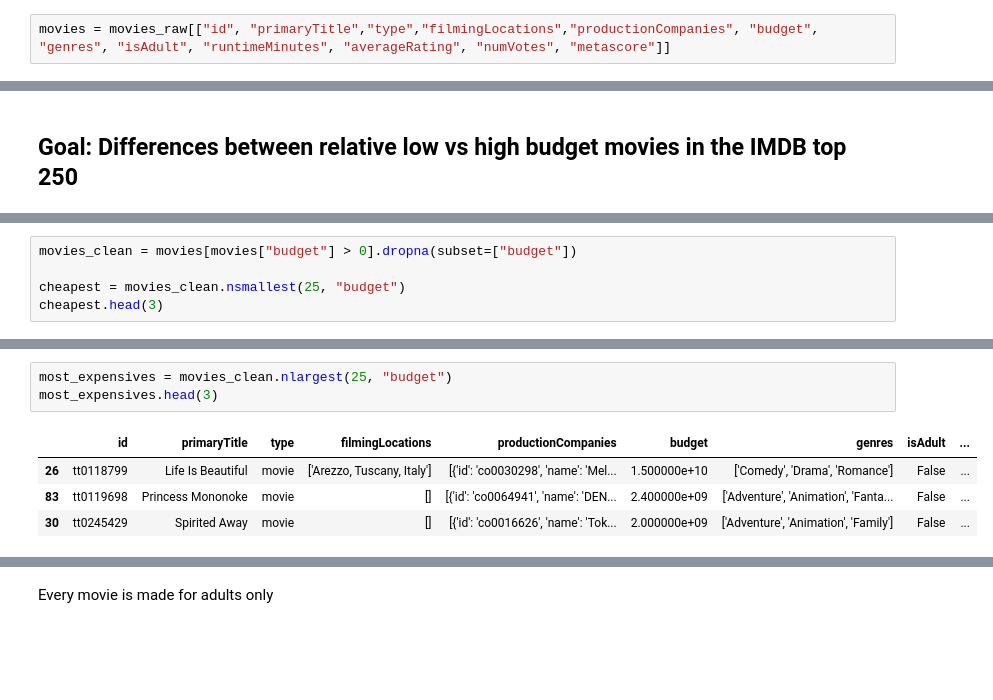
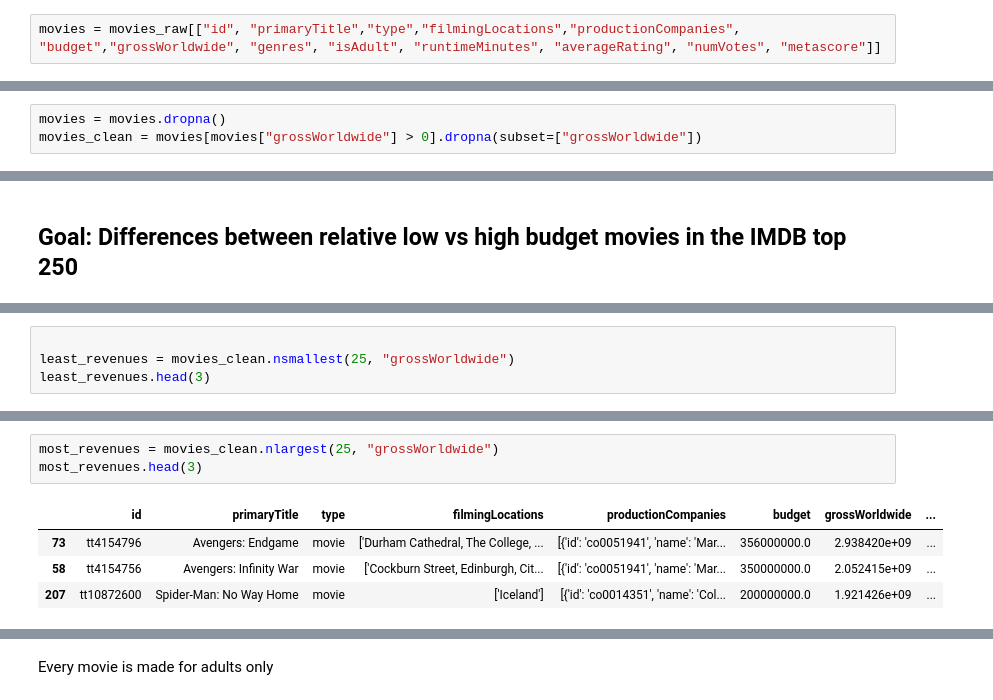
Before and after one commit to alessiozzodemarcozzo/I2202-DeciptivePatterns, a Jupyter notebook: Movies_excercise.ipynb, the cells around one changed output, grey strips where cells are left out. Saved outputs shown, nothing was run; the diff lists cells and outputs as text; blank space fills up the shorter version.

```diff
--- a/Movies_excercise.ipynb
+++ b/Movies_excercise.ipynb
@@ -42,5 +42,5 @@ movies_raw.head(1)
 do we need everything? NO! Let's cut the useless data!
 and make a clean movies datafram with only the columns we're interested in
 # %%
-movies = movies_raw[["id", "primaryTitle","type","filmingLocations","productionCompanies", "budget", "genres", "isAdult", "runtimeMinutes", "averageRating", "numVotes", "metascore"]]
+movies = movies_raw[["id", "primaryTitle","type","filmingLocations","productionCompanies", "budget","grossWorldwide", "genres", "isAdult", "runtimeMinutes", "averageRating", "numVotes", "metascore"]]
 # %%
@@ -54,0 +55,3 @@ movies.head()
+# %%
+movies = movies.dropna()
+movies_clean = movies[movies["grossWorldwide"] > 0].dropna(subset=["grossWorldwide"])
@@ -61,6 +69,5 @@ We define low and high budget as the 25 movies with the cheapest and more expens
 # %%
-movies_clean = movies[movies["budget"] > 0].dropna(subset=["budget"])
 
-cheapest = movies_clean.nsmallest(25, "budget")
-cheapest.head(3)
+least_revenues = movies_clean.nsmallest(25, "grossWorldwide")
+least_revenues.head(3)
 # %% [output]
@@ -71,10 +78,10 @@ cheapest.head(3)
 # %%
-most_expensives = movies_clean.nlargest(25, "budget")
-most_expensives.head(3)
+most_revenues = movies_clean.nlargest(25, "grossWorldwide")
+most_revenues.head(3)
 # %% [output]
-|  | id | primaryTitle | type | filmingLocations | productionCompanies | budget | genres | isAdult | ... |
-| 26 | tt0118799 | Life Is Beautiful | movie | ['Arezzo, Tuscany, Italy'] | [{'id': 'co0030298', 'name': 'Mel... | 1.500000e+10 | ['Comedy', 'Drama', 'Romance'] | False | ... |
-| 83 | tt0119698 | Princess Mononoke | movie | [] | [{'id': 'co0064941', 'name': 'DEN... | 2.400000e+09 | ['Adventure', 'Animation', 'Fanta... | False | ... |
-| 30 | tt0245429 | Spirited Away | movie | [] | [{'id': 'co0016626', 'name': 'Tok... | 2.000000e+09 | ['Adventure', 'Animation', 'Family'] | False | ... |
+|  | id | primaryTitle | type | filmingLocations | productionCompanies | budget | grossWorldwide | ... |
+| 73 | tt4154796 | Avengers: Endgame | movie | ['Durham Cathedral, The College, ... | [{'id': 'co0051941', 'name': 'Mar... | 356000000.0 | 2.938420e+09 | ... |
+| 58 | tt4154756 | Avengers: Infinity War | movie | ['Cockburn Street, Edinburgh, Cit... | [{'id': 'co0051941', 'name': 'Mar... | 350000000.0 | 2.052415e+09 | ... |
+| 207 | tt10872600 | Spider-Man: No Way Home | movie | ['Iceland'] | [{'id': 'co0014351', 'name': 'Col... | 200000000.0 | 1.921426e+09 | ... |
 # %% [markdown]
 ## Let's compare their features!
```
Also changed, not shown: parts of 13 cells of this notebook.
